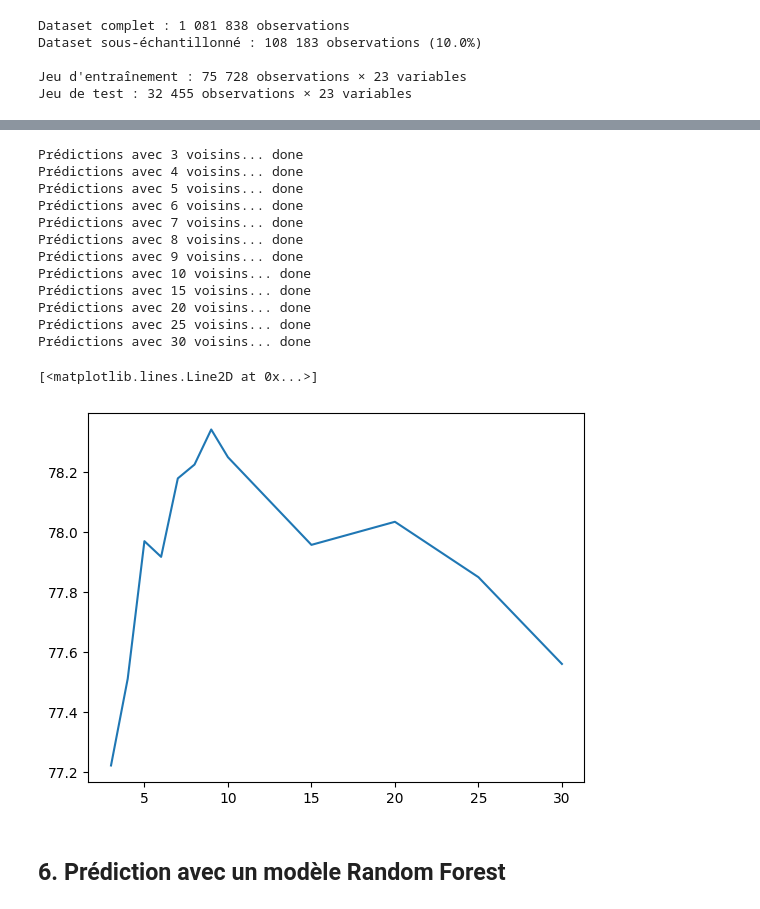
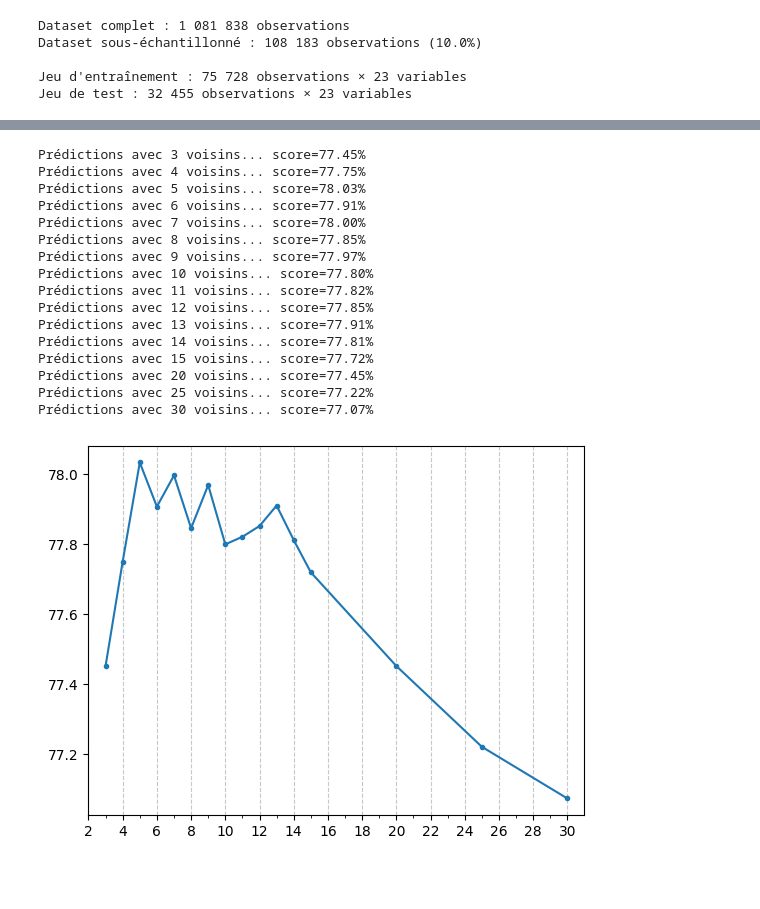
Before and after one commit to geo-stack/cours_ml_envirocan, a Jupyter notebook: 01_dataset_preprocessing.ipynb, the cells around one changed output, grey strips where cells are left out. Saved outputs shown, nothing was run; the diff lists cells and outputs as text; code cells hidden in the pictures; blank space fills up the shorter version.

```diff
--- a/01_dataset_preprocessing.ipynb
+++ b/01_dataset_preprocessing.ipynb
@@ -313,6 +335,7 @@ On élimine les colonnes avec un % de données manquantes supérieure à 30%.
 # %%
 nan_perc = df_features.isna().mean()
 cols_to_drop = nan_perc[nan_perc > 0.3].index.tolist()
+
 df_features_clean = df_features.drop(columns=cols_to_drop)
 
 print(
@@ -322,6 +345,16 @@ print(
                 col in cols_to_drop)
     )
 
+if selected_period == 1:
+    cols_to_drop = ['TcMin_SC1']
+else:
+    cols_to_drop = [f'TcMin_PSC{selected_period}']
+
+df_features_clean = df_features_clean.drop(columns=cols_to_drop)
+
+print("\nLa variable 'TcMin' a également été retirée, car elle ne "
+      "contient que des zéro.")
+
 print(f"\nNombre de colonnes : "
       f"{df_features.shape[1]} → {df_features_clean.shape[1]}")
 # %% [output]
@@ -432,7 +526,7 @@ X_full = df_features_nonan[num_vars].values
 # l'entraînement et la prédiction réalisables.
 X_sample, _, y_sample, _ = train_test_split(
     X_full, y_full,
-    train_size=0.10,  # on garde 10% des données
+    train_size=0.1,
     random_state=0,
     stratify=y_full
     )
@@ -465,48 +567,51 @@ from sklearn.neighbors import KNeighborsClassifier
 from sklearn.preprocessing import StandardScaler
 
 # Normalisation des données.
 ss = StandardScaler()
 ss.fit(X_train)
 
 # Optimisation du nombre de voisins (n).
 n_neighbors = [3, 4, 5, 6, 7, 8, 9, 10, 11, 12, 13, 14, 15, 20, 25, 30]
 scores = np.full(len(n_neighbors), np.nan)
 
 for i, n in enumerate(n_neighbors):
     print(f"Prédictions avec {n} voisins... ", end='')
 
     knn = KNeighborsClassifier(n_neighbors=n)
     knn.fit(ss.transform(X_train), y_train)
 
     y_pred = knn.predict(ss.transform(X_test))
 
     scores[i] = accuracy_score(y_test, y_pred, normalize=True)
 
-    print('done')
+    print(f'score={scores[i]*100:0.2f}%')
 
 print()
 
 fig, ax = plt.subplots()
-ax.plot(n_neighbors, scores * 100, marker='.')
+line2d, = ax.plot(n_neighbors, scores * 100, marker='.')
 ax.set_xticks(np.arange(2, 32, 2))
 ax.set_xticks(np.arange(30), minor=True)
 ax.xaxis.grid(True, linestyle='--', alpha=0.7)
 ax.set_axisbelow(True)
 ax.axis(xmin=2, xmax=31)
+
+print()
 # %% [output]
-Prédictions avec 3 voisins... done
-Prédictions avec 4 voisins... done
-Prédictions avec 5 voisins... done
-Prédictions avec 6 voisins... done
-Prédictions avec 7 voisins... done
-Prédictions avec 8 voisins... done
-Prédictions avec 9 voisins... done
-Prédictions avec 10 voisins... done
-Prédictions avec 15 voisins... done
-Prédictions avec 20 voisins... done
-Prédictions avec 25 voisins... done
-Prédictions avec 30 voisins... done
+Prédictions avec 3 voisins... score=77.45%
+Prédictions avec 4 voisins... score=77.75%
+Prédictions avec 5 voisins... score=78.03%
+Prédictions avec 6 voisins... score=77.91%
+Prédictions avec 7 voisins... score=78.00%
+Prédictions avec 8 voisins... score=77.85%
+Prédictions avec 9 voisins... score=77.97%
+Prédictions avec 10 voisins... score=77.80%
+Prédictions avec 11 voisins... score=77.82%
+Prédictions avec 12 voisins... score=77.85%
+Prédictions avec 13 voisins... score=77.91%
+Prédictions avec 14 voisins... score=77.81%
+Prédictions avec 15 voisins... score=77.72%
+Prédictions avec 20 voisins... score=77.45%
+Prédictions avec 25 voisins... score=77.22%
+Prédictions avec 30 voisins... score=77.07%
-[<matplotlib.lines.Line2D at 0x...>]
-[figure, old version]
+[figure, new version]
-# %% [markdown]
-## 6. Prédiction avec un modèle Random Forest
```
Also changed, not shown: parts of 32 cells of this notebook.
